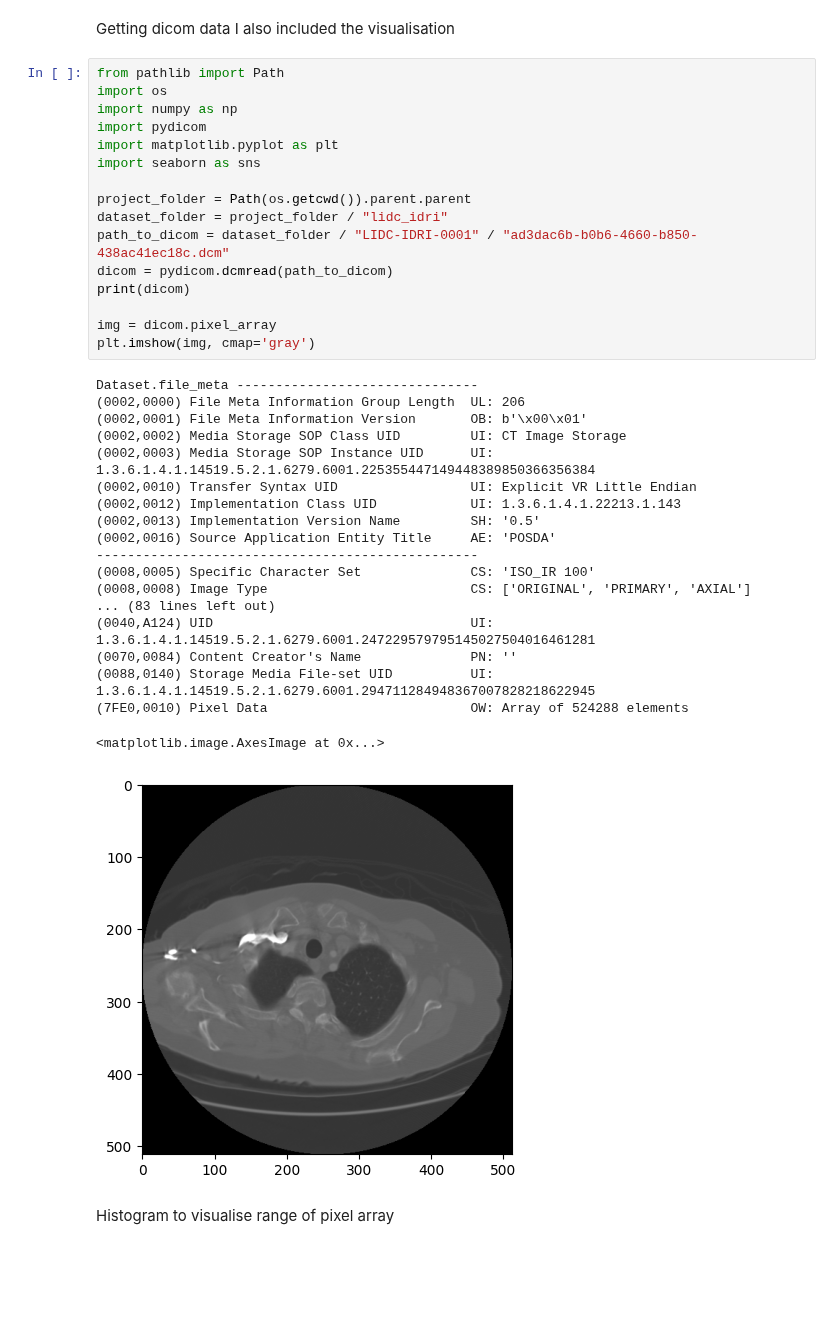
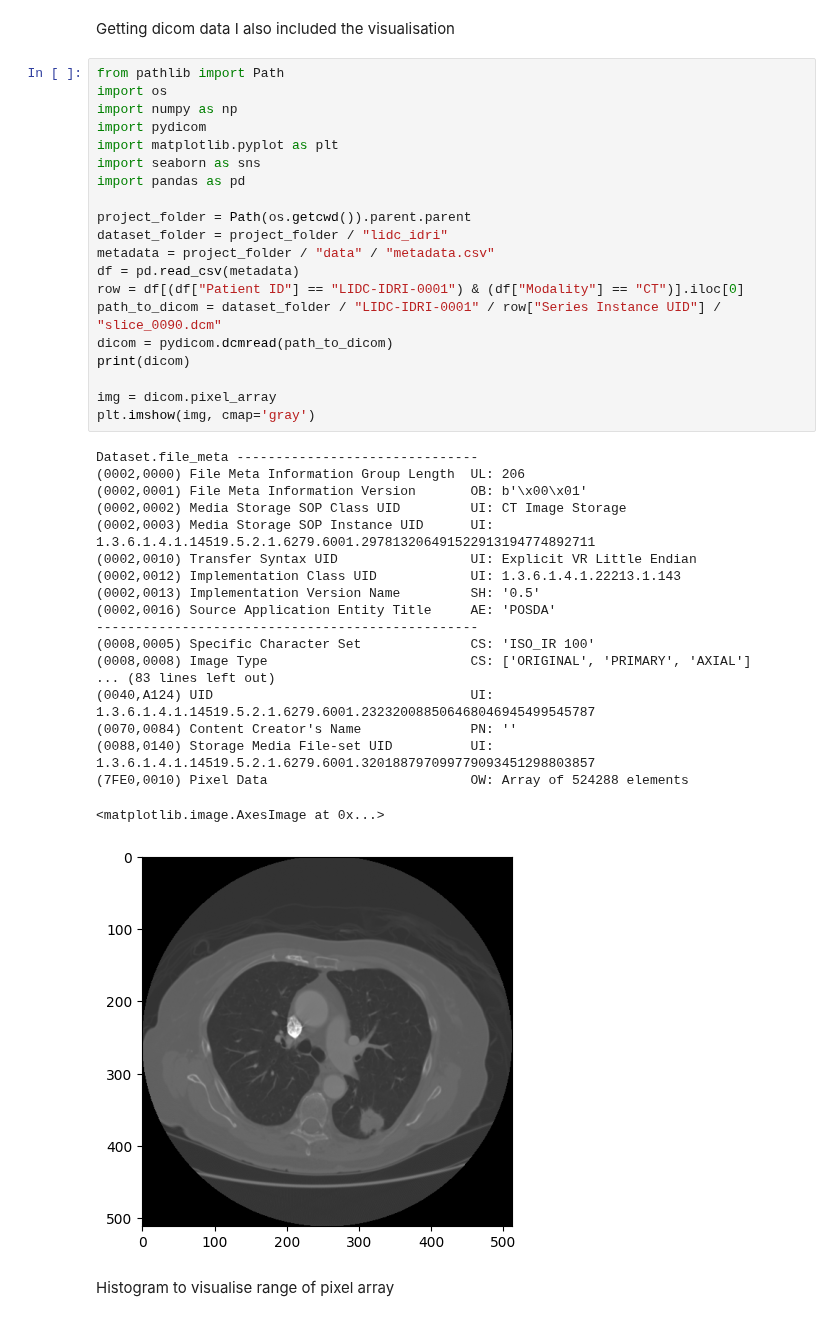
Before and after one commit to CaNtHinkOfaUser/Classifying-malignancy-in-lung-nodules-using-deep-learning-models, a Jupyter notebook: dicom_preproccessing/src/HUClipping/ClippingTest.ipynb, the cells around one changed output. Cells and saved outputs as stored; diff of their text form; blank space fills up the shorter version.

```diff
--- a/dicom_preproccessing/src/HUClipping/ClippingTest.ipynb
+++ b/dicom_preproccessing/src/HUClipping/ClippingTest.ipynb
@@ -6,38 +6,42 @@ Getting dicom data I also included the visualisation
 from pathlib import Path
 import os
 import numpy as np
 import pydicom
 import matplotlib.pyplot as plt
 import seaborn as sns
+import pandas as pd
 
 project_folder = Path(os.getcwd()).parent.parent
 dataset_folder = project_folder / "lidc_idri"
-path_to_dicom = dataset_folder / "LIDC-IDRI-0001" / "ad3dac6b-b0b6-4660-b850-438ac41ec18c.dcm"
+metadata = project_folder / "data" / "metadata.csv"
+df = pd.read_csv(metadata)
+row = df[(df["Patient ID"] == "LIDC-IDRI-0001") & (df["Modality"] == "CT")].iloc[0]
+path_to_dicom = dataset_folder / "LIDC-IDRI-0001" / row["Series Instance UID"] / "slice_0090.dcm"
 dicom = pydicom.dcmread(path_to_dicom)
 print(dicom)
 
 img = dicom.pixel_array
 plt.imshow(img, cmap='gray')
 # %% [output]
 Dataset.file_meta -------------------------------
 (0002,0000) File Meta Information Group Length  UL: 206
 (0002,0001) File Meta Information Version       OB: b'\x00\x01'
 (0002,0002) Media Storage SOP Class UID         UI: CT Image Storage
-(0002,0003) Media Storage SOP Instance UID      UI: 1.3.6.1.4.1.14519.5.2.1.6279.6001.225355447149448389850366356384
+(0002,0003) Media Storage SOP Instance UID      UI: 1.3.6.1.4.1.14519.5.2.1.6279.6001.297813206491522913194774892711
 (0002,0010) Transfer Syntax UID                 UI: Explicit VR Little Endian
 (0002,0012) Implementation Class UID            UI: 1.3.6.1.4.1.22213.1.143
 (0002,0013) Implementation Version Name         SH: '0.5'
 (0002,0016) Source Application Entity Title     AE: 'POSDA'
 -------------------------------------------------
 (0008,0005) Specific Character Set              CS: 'ISO_IR 100'
 (0008,0008) Image Type                          CS: ['ORIGINAL', 'PRIMARY', 'AXIAL']
 ... (83 lines left out)
-(0040,A124) UID                                 UI: 1.3.6.1.4.1.14519.5.2.1.6279.6001.247229579795145027504016461281
+(0040,A124) UID                                 UI: 1.3.6.1.4.1.14519.5.2.1.6279.6001.232320088506468046945499545787
 (0070,0084) Content Creator's Name              PN: ''
-(0088,0140) Storage Media File-set UID          UI: 1.3.6.1.4.1.14519.5.2.1.6279.6001.294711284948367007828218622945
+(0088,0140) Storage Media File-set UID          UI: 1.3.6.1.4.1.14519.5.2.1.6279.6001.320188797099779093451298803857
 (7FE0,0010) Pixel Data                          OW: Array of 524288 elements
 <matplotlib.image.AxesImage at 0x...>
-[figure, old version]
+[figure, new version]
 # %% [markdown]
 Histogram to visualise range of pixel array
 # %%
```
Also changed, not shown: parts of 3 cells of this notebook, 1 other file.
